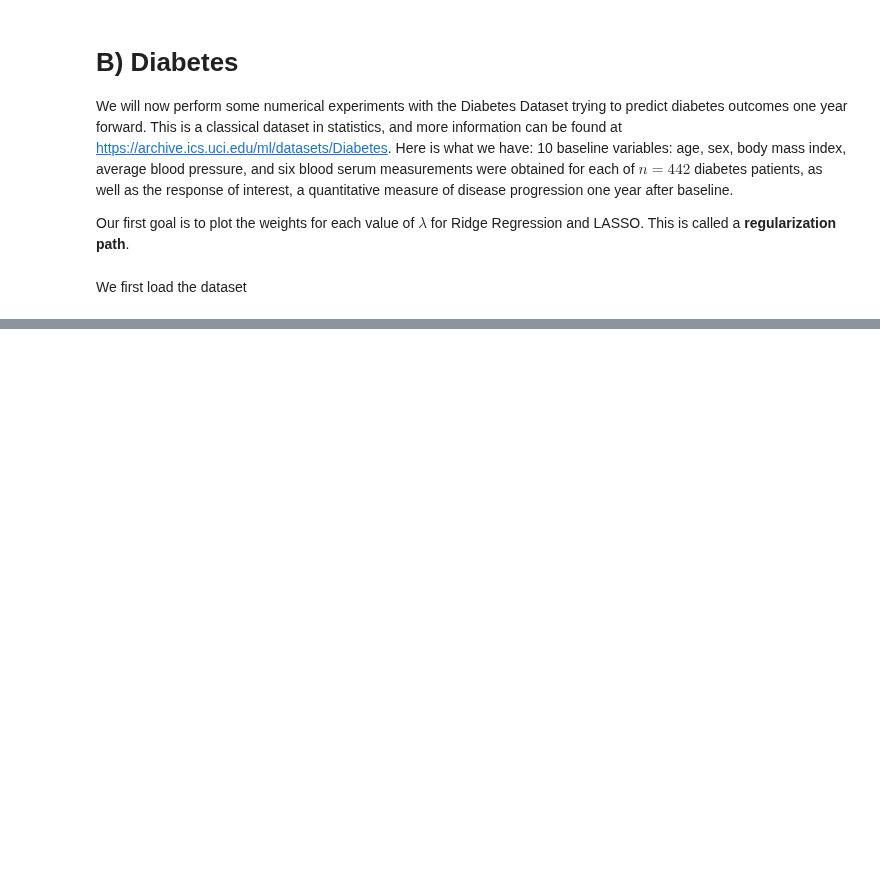
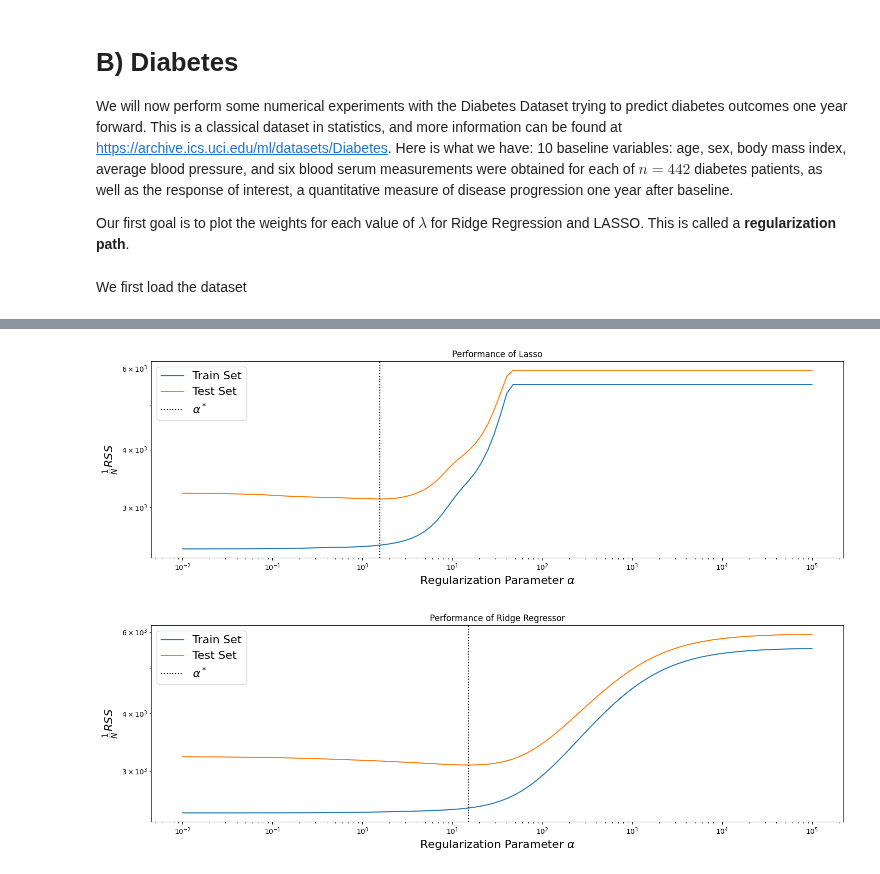
Before and after one commit to fpalmisa/FundamentalLearningEPFL, a Jupyter notebook: TP6/TP6_FoIL_Palmisano.ipynb, the cells around one changed output, grey strips where cells are left out. Saved outputs shown, nothing was run; the diff lists cells and outputs as text; code cells hidden in the pictures; blank space fills up the shorter version.

```diff
--- a/TP6/TP6_FoIL_Palmisano.ipynb
+++ b/TP6/TP6_FoIL_Palmisano.ipynb
@@ -485,2 +492,18 @@ df.head()
 
 - What is the qualitative difference between the LASSO path and Ridge Path? (Plot it as well in linear scale)
+# %%
+#Split Dataset in 150 training samples and 50 test samples
+XTrain, XTest, yTrain, yTest = train_test_split(X,y,test_size = 0.25, random_state=1)
+print("Training Samples: ", len(yTrain))
+print("Testing  Samples: ", len(yTest))
+
+#--- Define Regression Estimator ---#
+regLasso = linear_model.Lasso(alpha = 0.1)
+regRR = linear_model.Ridge(alpha=0.01)
+
+#--- Make a Pre-processing + Fitting Pipeline ---#
+pipe_regRR = make_pipeline(preprocessing.StandardScaler(), regRR)
+pipe_regLasso = make_pipeline(preprocessing.StandardScaler(), regLasso)
+
+pipe_regRR
+pipe_regLasso
@@ -486,0 +550,41 @@ df.head()
+# %%
+cvOptAlpha_Lasso = cv_regLasso.cv_results_['param_lasso__alpha'][cv_regLasso.best_index_]
+cvOptAlpha_RR = cv_regRR.cv_results_['param_ridge__alpha'][cv_regRR.best_index_]
+# %%
+#--- Visualize ---#
+testedAlpha_Lasso = cv_regLasso.cv_results_['param_lasso__alpha']
+trainScores_Lasso = -cv_regLasso.cv_results_['mean_train_score']   # Reverse Sign
+testScores_Lasso = -cv_regLasso.cv_results_['mean_test_score']    # Reverse Sign
+
+plt.figure(figsize=(15,5))
+plt.plot(testedAlpha_Lasso, trainScores_Lasso, '-', label='Train Set')
+plt.plot(testedAlpha_Lasso, testScores_Lasso, '-', label='Test Set')
+plt.xlabel('Regularization Parameter $\\alpha$', fontsize=16)
+plt.ylabel('$\\frac{1}{N}RSS$', fontsize=16)
+plt.title('Performance of Lasso')
+plt.axvline(cvOptAlpha_Lasso, label='$\\alpha^*$', color='k', linestyle=':')
+plt.xscale('log')
+plt.yscale('log')
+plt.tight_layout()
+plt.legend(loc=2, fontsize=16)
+plt.show()
+
+testedAlpha_RR = cv_regRR.cv_results_['param_ridge__alpha']
+trainScores_RR = -cv_regRR.cv_results_['mean_train_score']   # Reverse Sign
+testScores_RR = -cv_regRR.cv_results_['mean_test_score']    # Reverse Sign
+
+plt.figure(figsize=(15,5))
+plt.plot(testedAlpha_RR, trainScores_RR, '-', label='Train Set')
+plt.plot(testedAlpha_RR, testScores_RR, '-', label='Test Set')
+plt.xlabel('Regularization Parameter $\\alpha$', fontsize=16)
+plt.ylabel('$\\frac{1}{N}RSS$', fontsize=16)
+plt.title('Performance of Ridge Regressor')
+plt.axvline(cvOptAlpha_RR, label='$\\alpha^*$', color='k', linestyle=':')
+plt.xscale('log')
+plt.yscale('log')
+plt.tight_layout()
+plt.legend(loc=2, fontsize=16)
+plt.show()
+# %% [output]
+[figure, added]
+[figure, added]
```
Also changed, not shown: parts of 11 cells of this notebook, 1 other file.
